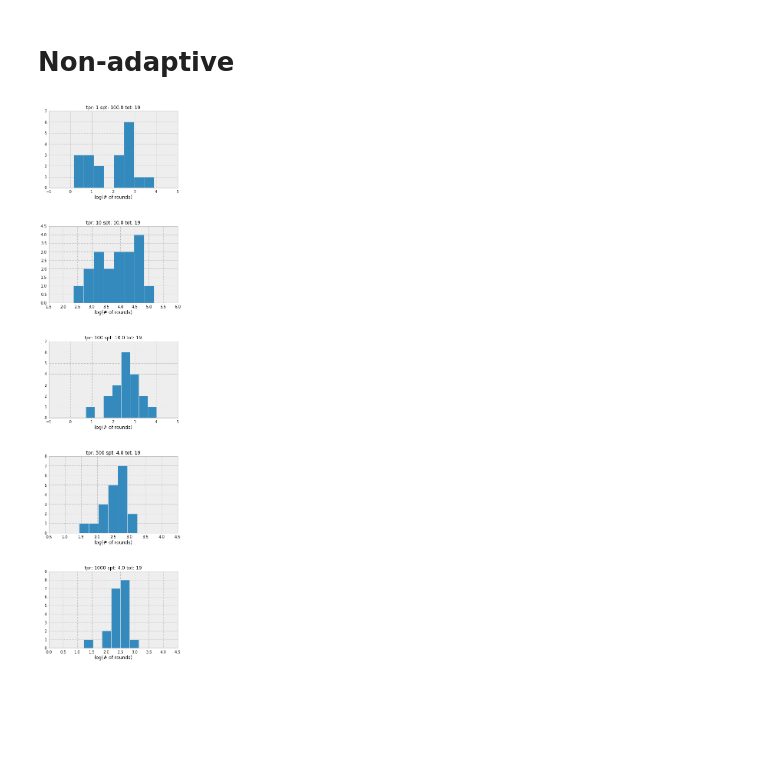
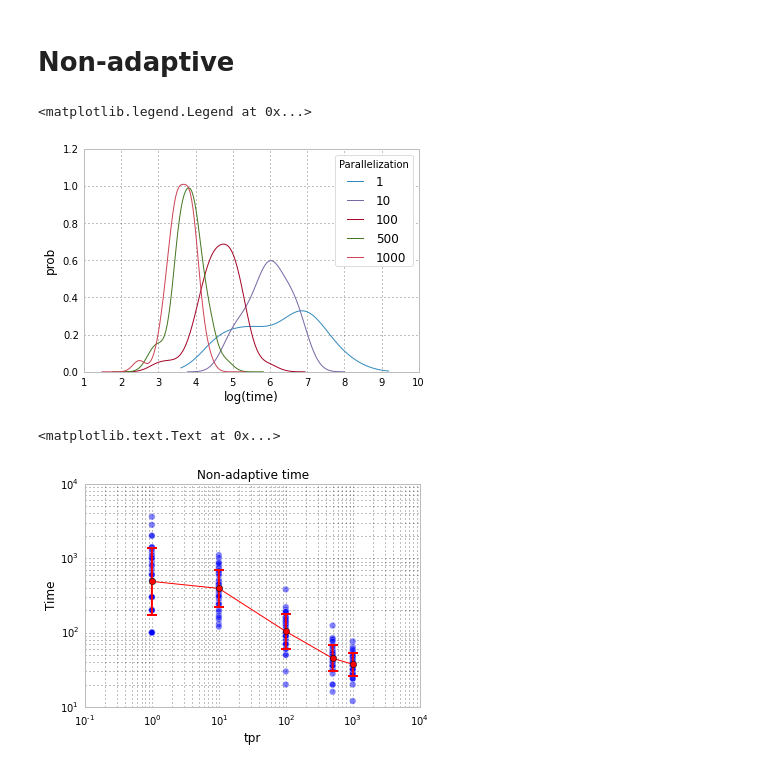
Before and after one commit to mpharrigan/quant-accel, a Jupyter notebook: ipython/tmat3.ipynb, the cells around one changed output. Saved outputs shown, nothing was run; the diff lists cells and outputs as text; code cells hidden in the pictures; blank space fills up the shorter version.

```diff
--- a/ipython/tmat3.ipynb
+++ b/ipython/tmat3.ipynb
@@ -65,7 +65,7 @@ rounds_vs_spt = tmat.plot_vs('pop', 'rounds', xaxis='n_spt', label='n_tpr')
 # %%
 fig, axes = plt.subplots(6, 5, figsize=(16, 4*6))
 for i, (k, v) in enumerate(rounds_vs_spt.items()):
-    for j, (hist, bin_centers, xval) in enumerate(sc.histogram(v, htype='kde', whole_range=Tru, log=True)):
+    for j, (hist, bin_centers, xval) in enumerate(sc.histogram(v, htype='kde', whole_range=True, log=True)):
         ax = axes[j, i]
         ax.plot(bin_centers, hist, '-')
         #ax.bar(bin_centers, hist+0.001, width=(bin_centers[1]-bin_centers[0]))
@@ -77,13 +78,15 @@ for i, (k, v) in enumerate(rounds_vs_spt.items()):
 # Number of rounds
 ## On same plot
 # %%
+fig, ax = plt.subplots(figsize=(10,7))
 for k, v in rounds_vs_spt.items():
     w = sc.avg_and_errorbar(v)
-    pp.errorbar(w[:,0], w[:,1], yerr=None, fmt='o-', label=k)
+    #pp.errorbar(w[:,0], w[:,1], yerr=None, fmt='o-', label=k)
+    ax.errorbar(w[:,0], w[:,1], yerr=np.transpose(w[:,2:4]), fmt='o-', elinewidth=2.0, capsize=4.0, capthick=2.0, label=k)
 
     # indent or dedent the following
-pp.xscale('log'); pp.yscale('log')
-pp.xlabel('Steps per traj'); pp.ylabel('Rounds')
-pp.legend(loc='lower right', bbox_to_anchor=((1.5,0.0)))
-pp.show()
+ax.set_xscale('log'); ax.set_yscale('log')
+ax.set_xlabel('Steps per traj'); ax.set_ylabel('Rounds')
+ax.legend(loc='best', title='Paralellization')
+ax.axhline(1.0, c='grey')
 # %% [output]
@@ -154,15 +155,30 @@ INFO:root:47.1980051457
 # Non-adaptive
 # %%
 tmat.speed_pop(tvd_cutoff=0.4, name='non')
-rounds_vs_spt_na = tmat.plot_vs('non', 'rounds', xaxis='n_spt', label='n_tpr')
+time_vs_spt_na = tmat.plot_vs('non', 'time', xaxis='n_spt', label='n_tpr')
+# We label with 'adaptive' so that they are all in the same label
+time_vs_tpr_na = tmat.plot_vs('non', 'time', xaxis='n_tpr', label='adaptive')
 # %%
-
-fig, axes = plt.subplots(5, 1, figsize=(6, 5*5))
-for i, (k, v) in enumerate(rounds_vs_spt_na.items()):
-    for j, (hist, bin_centers, xval) in enumerate(sc.histogram(v, n_bins=12)):
-        ax = axes[i]
-        ax.bar(bin_centers, hist+0.001, width=(bin_centers[1]-bin_centers[0]))
-        ax.set_xlabel('log(# of rounds)');
-        ax.set_title("tpr: %s spt: %s tot: %d" % (k, xval, np.sum(hist)))
+#fig, axes = plt.subplots(5, 1, figsize=(6, 5*5))
+fig, ax = plt.subplots()
+for i, (k, v) in enumerate(time_vs_spt_na.items()):
+    for j, (hist, bin_centers, xval) in enumerate(sc.histogram(v, whole_range=True, log=True, htype='kde')):
+        ax.plot(bin_centers, hist, label=k)
+ax.set_xlabel('log(time)'); ax.set_ylabel('prob')
+ax.legend(loc='best', title='Parallelization')
 # %% [output]
+<matplotlib.legend.Legend at 0x...>
-[figure, old version]
+[figure, new version]
+# %%
+fig, ax = pp.subplots()
+v = time_vs_tpr_na[False]
+naw = sc.avg_and_errorbar(v)
+ax.scatter(v[:,0], v[:,1], alpha=0.5, s=40)
+ax.errorbar(naw[:,0], naw[:,1], yerr=np.transpose(naw[:,2:4]), fmt='ro-', elinewidth=2.0, capsize=5.0, capthick=2.0)
+ax.set_xscale('log'); ax.set_yscale('log')
+ax.set_xlim((1e-1, 1e4))
+ax.set_xlabel('tpr'); ax.set_ylabel('Time')
+ax.set_title('Non-adaptive time')
+# %% [output]
+<matplotlib.text.Text at 0x...>
+[figure, added]
```
Also changed, not shown: parts of 4 cells of this notebook, 4 other files.
